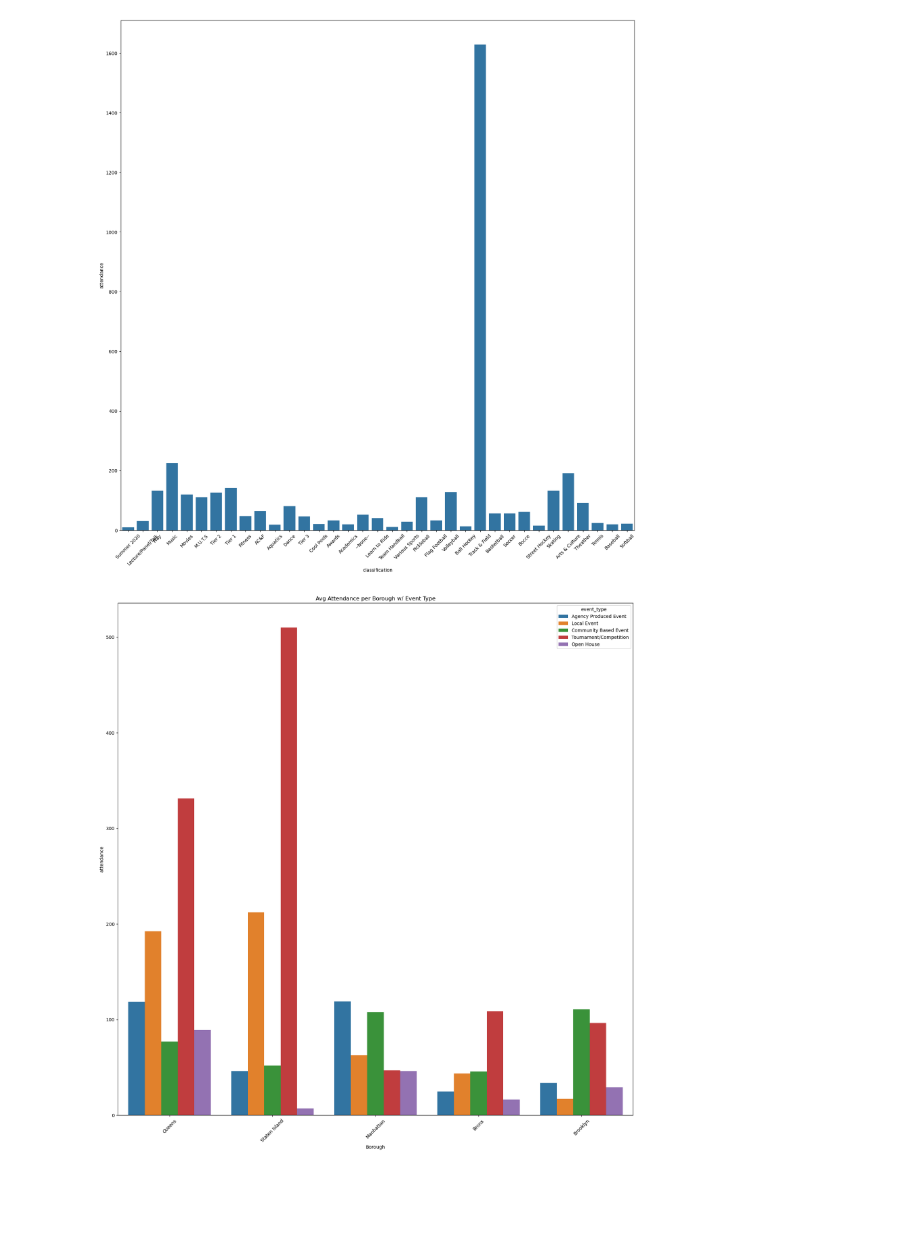
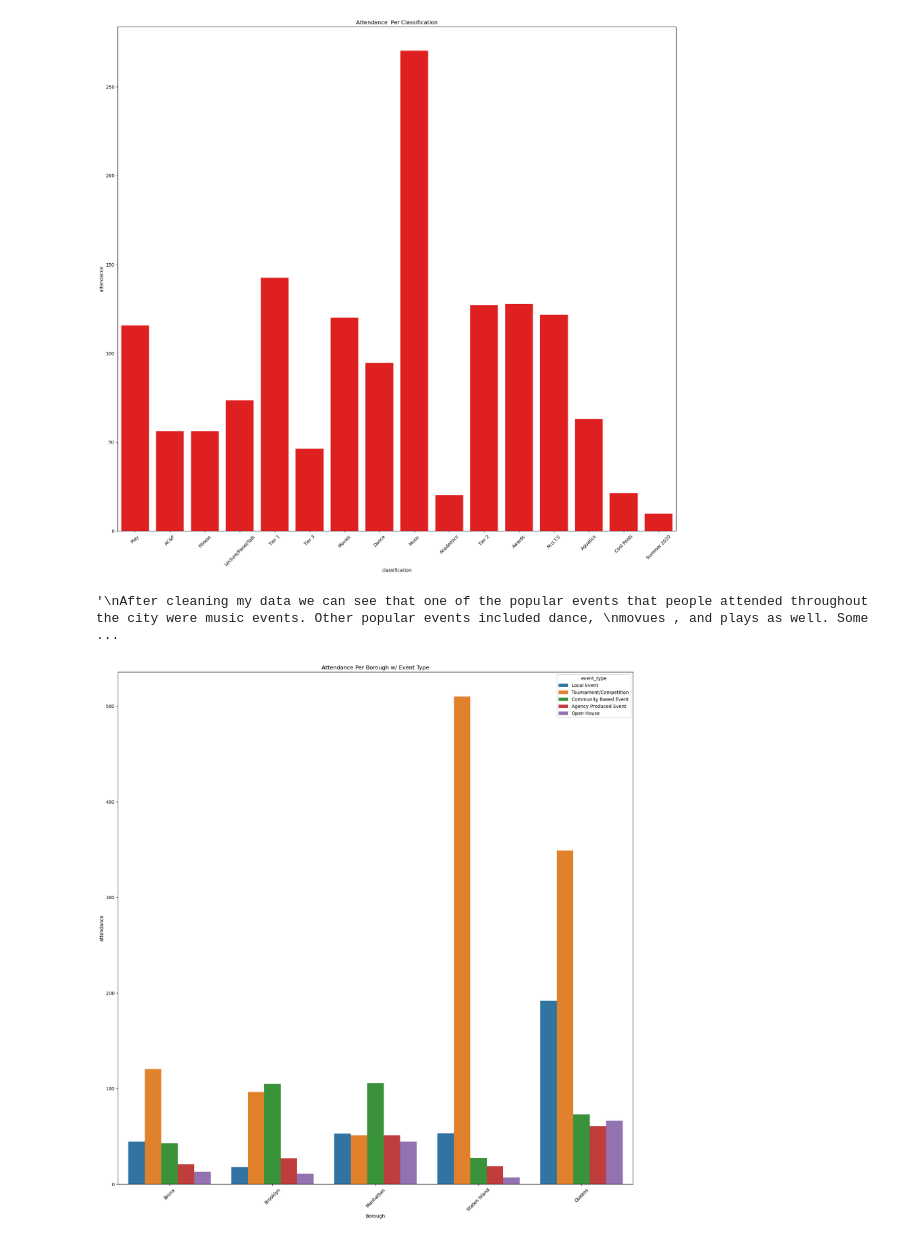
Before and after one commit to MaimunaBawa/Phase-1-Portfolio-Project, a Jupyter notebook: EDA Notebooks/Garry/Garry.NoteBook.ipynb, the cells around one changed output. Cells and saved outputs as stored; diff of their text form; code cells hidden in the pictures; blank space fills up the shorter version.

```diff
--- a/EDA Notebooks/Garry/Garry.NoteBook.ipynb
+++ b/EDA Notebooks/Garry/Garry.NoteBook.ipynb
@@ -5,6 +5,4 @@ import matplotlib.pyplot as plt
 import seaborn as sns
 import numpy as np
 
-df = pd.read_csv('~/Desktop/Final Project/Phase-1-Portfolio-Project/csv/nyc_all_parks_filtered.csv')
-
-df2= pd.read_csv('~/Desktop/Final Project/Phase-1-Portfolio-Project/csv/nyc_all_parks_special_event.csv')
+df = pd.read_csv('../../csv/nyc_all_parks_filtered.csv')
@@ -27 +26,4 @@ df2
+# %%
+#Cleaning out null values
+data_cleaned = df.dropna()
 # %%
@@ -59,22 +43,33 @@ dtype: int64
 # %%
-
-
-plt.figure(figsize=(20, 20))
-sns.barplot(data=df2, x='classification' , y = 'attendance' , errorbar = None)
+plt.figure(figsize=(22, 20))
+sns.barplot(data= data_cleaned, x='classification' , y = 'attendance' , errorbar = None, color= 'red')
+plt.title('Attendance  Per Classification')
 plt.xticks(rotation=45)
 plt.show()
 # %% [output]
-[figure, old version]
+[figure, new version]
+# %%
+#Attendance per Classification
+#How many people attended specific events that fell under a certain Classification?
+
+"""
+After cleaning my data we can see that one of the popular events that people attended throughout the city were music events. Other popular events included dance,
+movues , and plays as well. Some of the least popular events were academics and summer 2020. Summer 2020 was around coivd so that would be
+the reason for the low attendance.
+
+"""
+# %% [output]
+'\nAfter cleaning my data we can see that one of the popular events that people attended throughout the city were music events. Other popular events included dance, \nmovues , and plays as well. Some  ...
 # %%
 plt.figure(figsize=(20, 20))
-sns.barplot(data=df2, x='borough' , y = 'attendance', hue = 'event_type', errorbar= None )
-plt.title('Avg Attendance per Borough w/ Event Type')
+sns.barplot(data=data_cleaned, x='borough' , y = 'attendance', hue = 'event_type', errorbar= None )
+plt.title('Attendance Per Borough w/ Event Type')
 plt.xlabel('Borough')
 plt.ylabel('attendance')
 plt.xticks(rotation=45)
 plt.show()
 # %% [output]
-[figure, old version]
+[figure, new version]
 # %%
 # What are the most popular events within each Borough?
 
```
Also changed, not shown: parts of 13 cells of this notebook.
